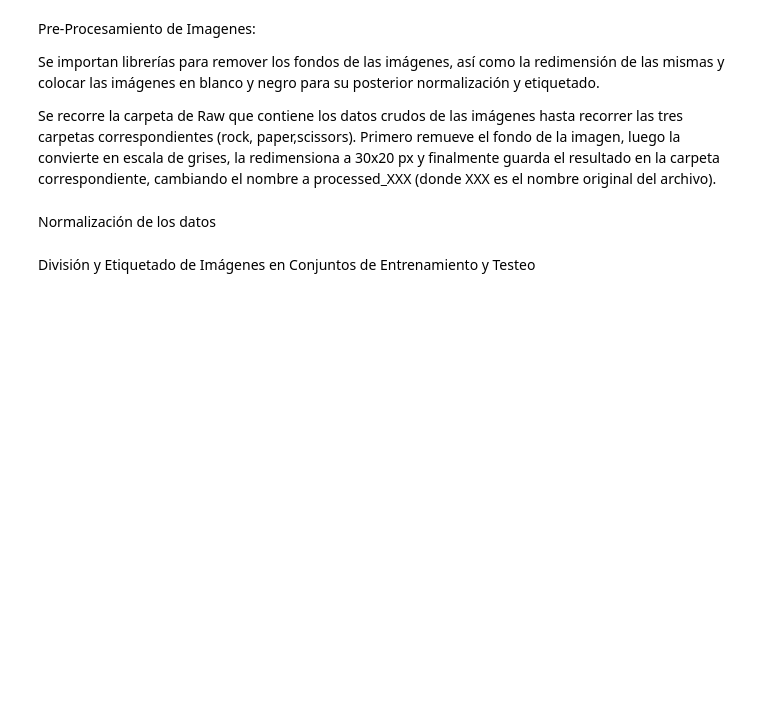
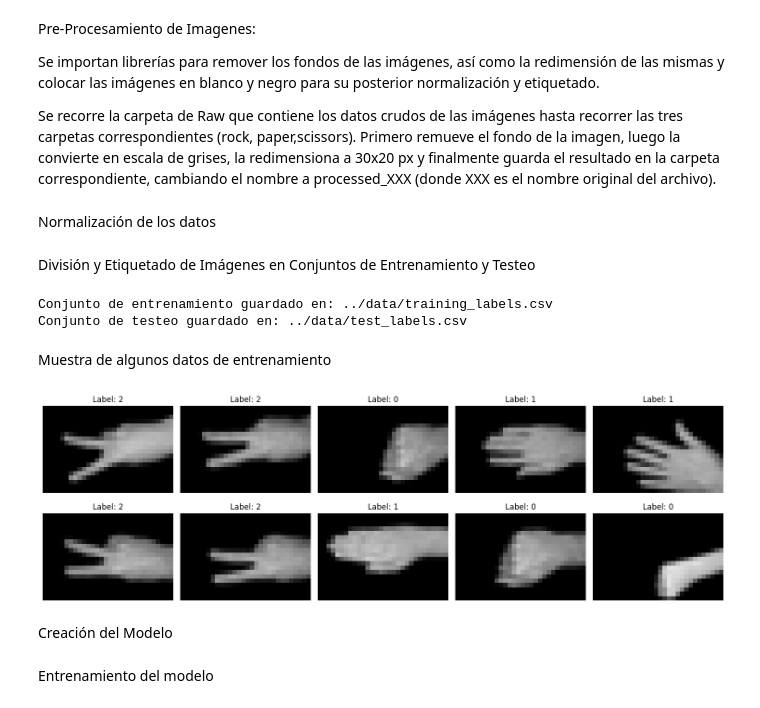
Before and after one commit to HyeG18/Piedra-Papel-Tijera-IA, a Jupyter notebook: notebooks/model_develop.ipynb, the cells around one changed output. Saved outputs shown, nothing was run; the diff lists cells and outputs as text; code cells hidden in the pictures; blank space fills up the shorter version.

Commit message:
Creacion, entrenamiento y test del modelo

```diff
--- a/notebooks/model_develop.ipynb
+++ b/notebooks/model_develop.ipynb
@@ -155,26 +155,30 @@ def dividir_y_etiquetar(processed_folder, train_folder, test_folder, train_csv_p
     os.makedirs(train_folder, exist_ok=True)
     os.makedirs(test_folder, exist_ok=True)
 
-    # Mueve las imágenes de entrenamiento con barra de progreso
-    print("Moviendo imágenes de entrenamiento...")
-    for _, row in tqdm(train_df.iterrows(), total=len(train_df), desc="Entrenamiento"):
-        label_folder = os.path.join(train_folder, str(row["label"]))
-        os.makedirs(label_folder, exist_ok=True)
-        shutil.copy(row["path"], label_folder)
+    # Función para mover imágenes y generar rutas relativas
+    def mover_imagenes_y_generar_csv(df, target_folder, csv_path, base_folder):
+        registros = []
+        for _, row in tqdm(df.iterrows(), total=len(df), desc=f"Procesando {target_folder}"):
+            label_folder = os.path.join(target_folder, str(row["label"]))
+            os.makedirs(label_folder, exist_ok=True)
+            # Copiar la imagen a la carpeta correspondiente
+            dest_path = os.path.join(label_folder, os.path.basename(row["path"]))
+            shutil.copy(row["path"], dest_path)
+            # Generar ruta relativa con el prefijo ../data/
+            relative_path = os.path.relpath(dest_path, base_folder)
+            registros.append({"path": f"../data/{relative_path.replace(os.sep, '/')}", "label": row["label"]})
+        # Guardar el CSV
+        pd.DataFrame(registros).to_csv(csv_path, index=False)
 
-    # Mueve las imágenes de testeo con barra de progreso
-    print("Moviendo imágenes de testeo...")
-    for _, row in tqdm(test_df.iterrows(), total=len(test_df), desc="Testeo"):
-        label_folder = os.path.join(test_folder, str(row["label"]))
-        os.makedirs(label_folder, exist_ok=True)
-        shutil.copy(row["path"], label_folder)
+    # Procesar imágenes de entrenamiento
+    mover_imagenes_y_generar_csv(train_df, train_folder, train_csv_path, os.path.dirname(train_csv_path))
 
-    # Guardar los conjuntos en archivos CSV separados
-    train_df.to_csv(train_csv_path, index=False)
-    test_df.to_csv(test_csv_path, index=False)
+    # Procesar imágenes de testeo
+    mover_imagenes_y_generar_csv(test_df, test_folder, test_csv_path, os.path.dirname(test_csv_path))
 
     print(f"Conjunto de entrenamiento guardado en: {train_csv_path}")
     print(f"Conjunto de testeo guardado en: {test_csv_path}")
+
 
 # Rutas de las carpetas y archivos
 processed_folder = "../data/processed"
@@ -185,3 +189,42 @@ test_csv_path = "../data/test_labels.csv"
 
 # Divide y etiqueta directamente
 dividir_y_etiquetar(processed_folder, train_folder, test_folder, train_csv_path, test_csv_path)
+# %% [output]
+Conjunto de entrenamiento guardado en: ../data/training_labels.csv
+Conjunto de testeo guardado en: ../data/test_labels.csv
+# %% [markdown]
+Muestra de algunos datos de entrenamiento
+# %%
+import pandas as pd
+import matplotlib.pyplot as plt
+from tensorflow.keras.preprocessing.image import load_img
+
+# Ruta al archivo CSV de entrenamiento
+train_csv_path = "../data/training_labels.csv"
+
+# Cargar el archivo CSV
+train_df = pd.read_csv(train_csv_path)
+
+# Seleccionar las primeras 10 imágenes del conjunto de entrenamiento
+sample_images = train_df.head(10)
+
+# Crear una figura para mostrar las imágenes
+plt.figure(figsize=(15, 5))
+
+for i, row in enumerate(sample_images.itertuples(), start=1):
+    # Cargar la imagen desde la ruta
+    img = load_img(row.path)
+
+    # Mostrar la imagen
+    plt.subplot(2, 5, i)  # Crear una cuadrícula de 2 filas y 5 columnas
+    plt.imshow(img, cmap="gray")  # Mostrar en escala de grises si es necesario
+    plt.title(f"Label: {row.label}")
+    plt.axis("off")  # Ocultar los ejes
+
+# Mostrar todas las imágenes
+plt.tight_layout()
+plt.show()
+# %% [output]
+[figure, added]
+# %% [markdown]
+Creación del Modelo
@@ -187,0 +260,2 @@ dividir_y_etiquetar(processed_folder, train_folder, test_folder, train_csv_path,
+# %% [markdown]
+Entrenamiento del modelo
```
Also changed, not shown: parts of 5 cells of this notebook, 2 other files.
